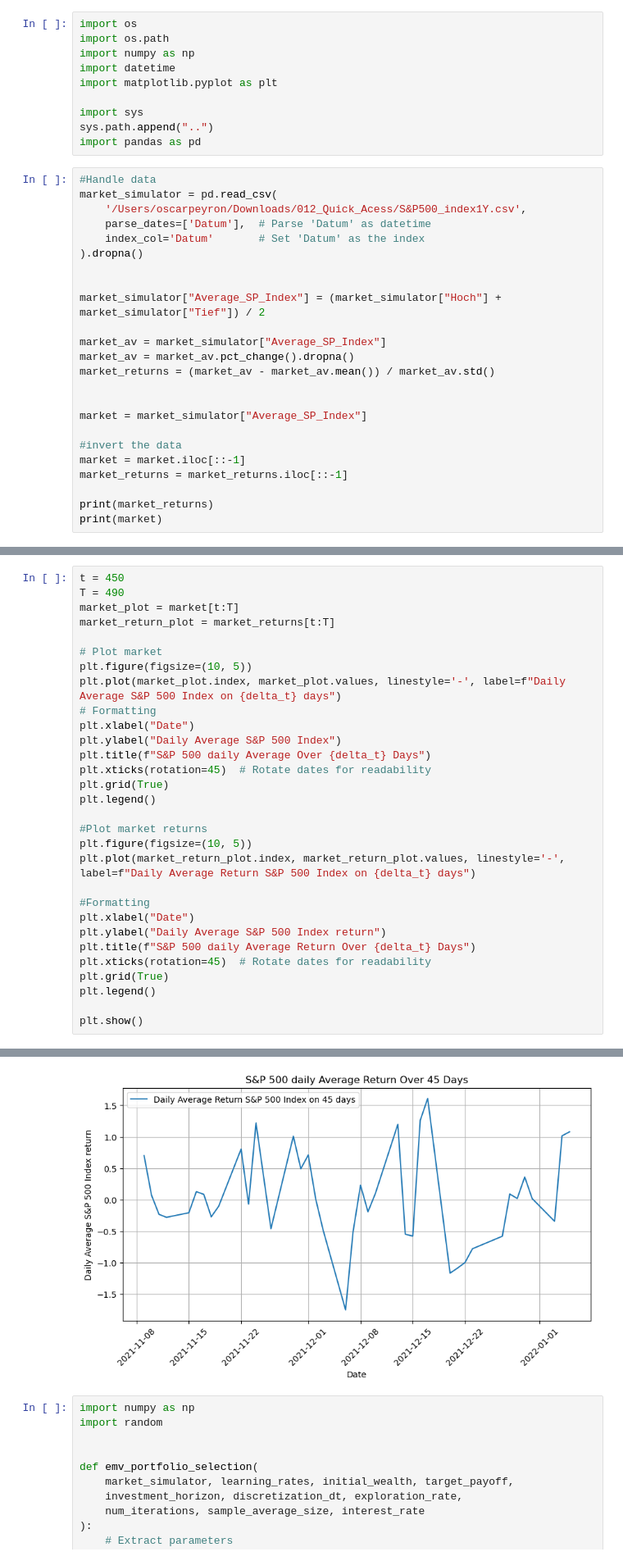
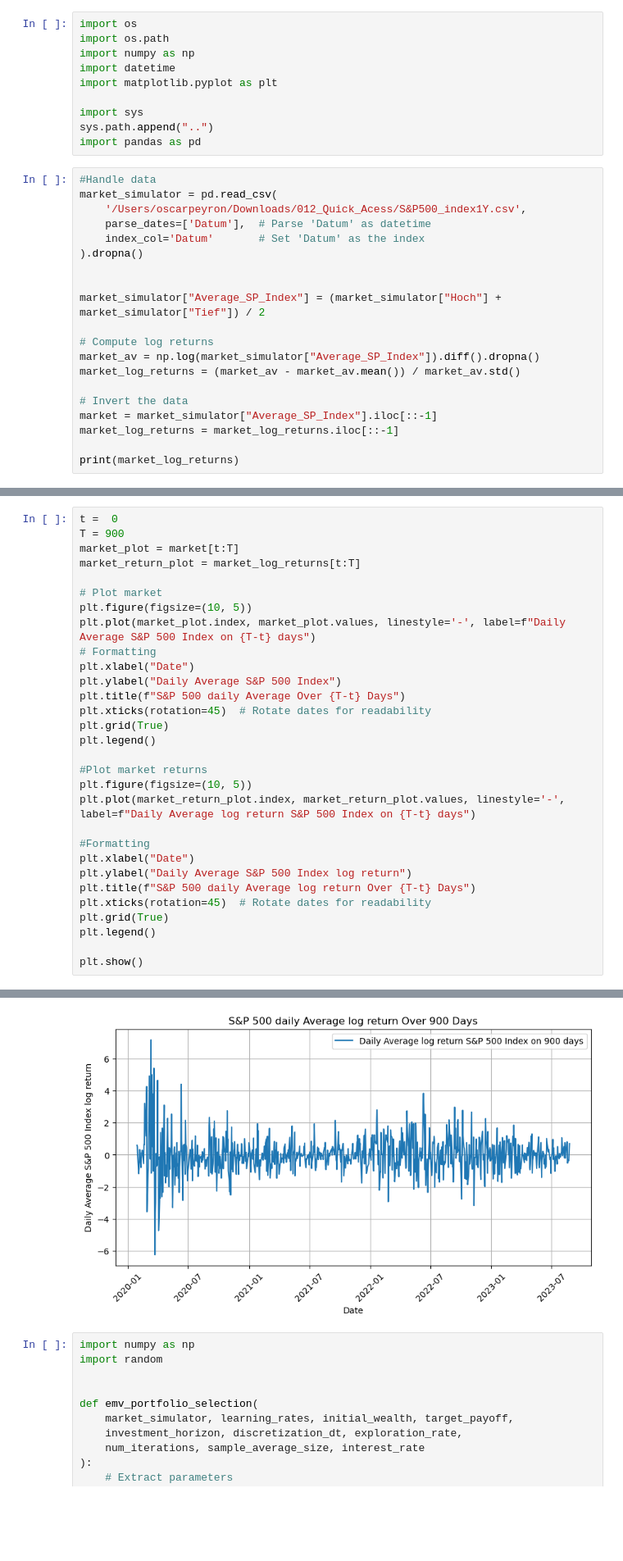
Before and after one commit to oscar10-wq/RL-Mathfin, a Jupyter notebook: RL_algorithm.ipynb, the cells around one changed output, grey strips where cells are left out. Shown at 82% size. Cells and saved outputs as stored; diff of their text form; blank space fills up the shorter version.

```diff
--- a/RL_algorithm.ipynb
+++ b/RL_algorithm.ipynb
@@ -19,18 +19,14 @@ market_simulator = pd.read_csv(
 
 market_simulator["Average_SP_Index"] = (market_simulator["Hoch"] + market_simulator["Tief"]) / 2
 
-market_av = market_simulator["Average_SP_Index"]
-market_av = market_av.pct_change().dropna()
-market_returns = (market_av - market_av.mean()) / market_av.std()
+# Compute log returns
+market_av = np.log(market_simulator["Average_SP_Index"]).diff().dropna()
+market_log_returns = (market_av - market_av.mean()) / market_av.std()
 
+# Invert the data
+market = market_simulator["Average_SP_Index"].iloc[::-1]
+market_log_returns = market_log_returns.iloc[::-1]
 
-market = market_simulator["Average_SP_Index"]
-
-#invert the data
-market = market.iloc[::-1]
-market_returns = market_returns.iloc[::-1]
-
-print(market_returns)
-print(market)
+print(market_log_returns)
 # %% [output]
 Datum
@@ -53,28 +45,28 @@ Name: Average_SP_Index, Length: 1257, dtype: float64
 # %%
-t = 450
-T = 490
+t =  0
+T = 900
 market_plot = market[t:T]
-market_return_plot = market_returns[t:T]
+market_return_plot = market_log_returns[t:T]
 
 # Plot market
 plt.figure(figsize=(10, 5))
-plt.plot(market_plot.index, market_plot.values, linestyle='-', label=f"Daily Average S&P 500 Index on {delta_t} days")
+plt.plot(market_plot.index, market_plot.values, linestyle='-', label=f"Daily Average S&P 500 Index on {T-t} days")
 # Formatting
 plt.xlabel("Date")
 plt.ylabel("Daily Average S&P 500 Index")
-plt.title(f"S&P 500 daily Average Over {delta_t} Days")
+plt.title(f"S&P 500 daily Average Over {T-t} Days")
 plt.xticks(rotation=45)  # Rotate dates for readability
 plt.grid(True)
 plt.legend()
 
 #Plot market returns
 plt.figure(figsize=(10, 5))
-plt.plot(market_return_plot.index, market_return_plot.values, linestyle='-', label=f"Daily Average Return S&P 500 Index on {delta_t} days")
+plt.plot(market_return_plot.index, market_return_plot.values, linestyle='-', label=f"Daily Average log return S&P 500 Index on {T-t} days")
 
 #Formatting
 plt.xlabel("Date")
-plt.ylabel("Daily Average S&P 500 Index return")
-plt.title(f"S&P 500 daily Average Return Over {delta_t} Days")
+plt.ylabel("Daily Average S&P 500 Index log return")
+plt.title(f"S&P 500 daily Average log return Over {T-t} Days")
 plt.xticks(rotation=45)  # Rotate dates for readability
 plt.grid(True)
 plt.legend()
@@ -85,4 +77,4 @@ plt.show()
-[figure, old version]
+[figure, new version]
 # %%
 import numpy as np
 import random
```
Also changed, not shown: parts of 3 cells of this notebook.
